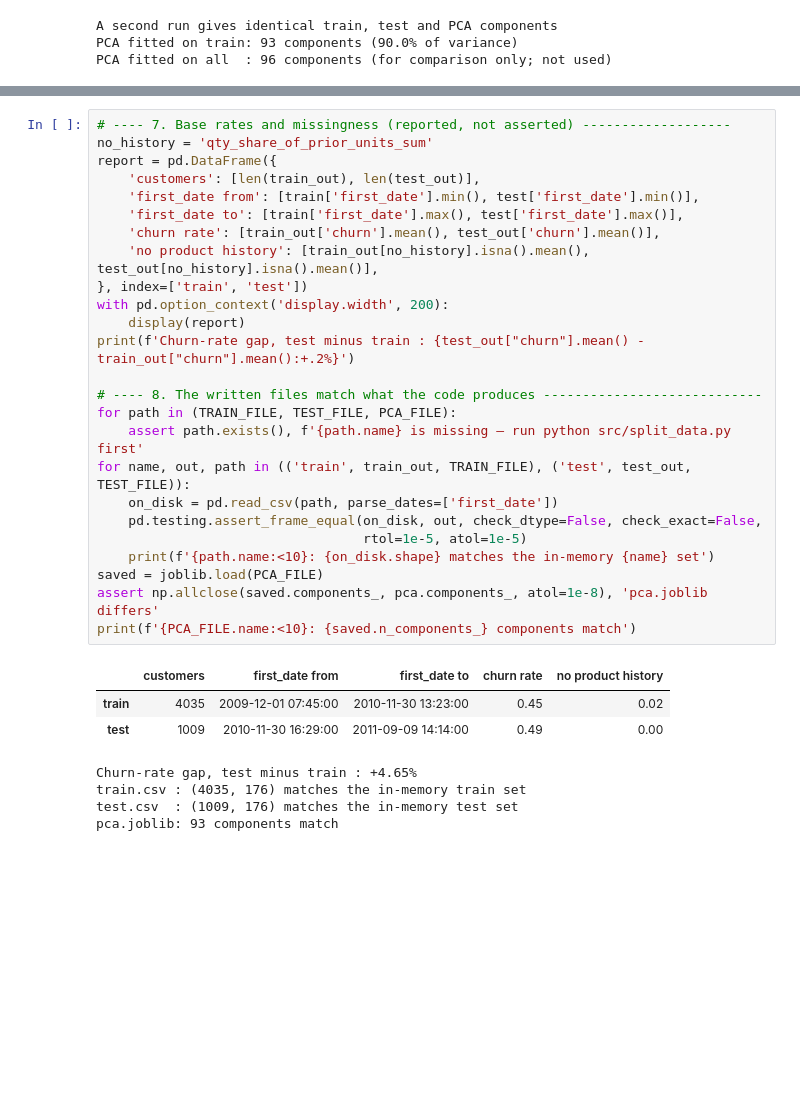
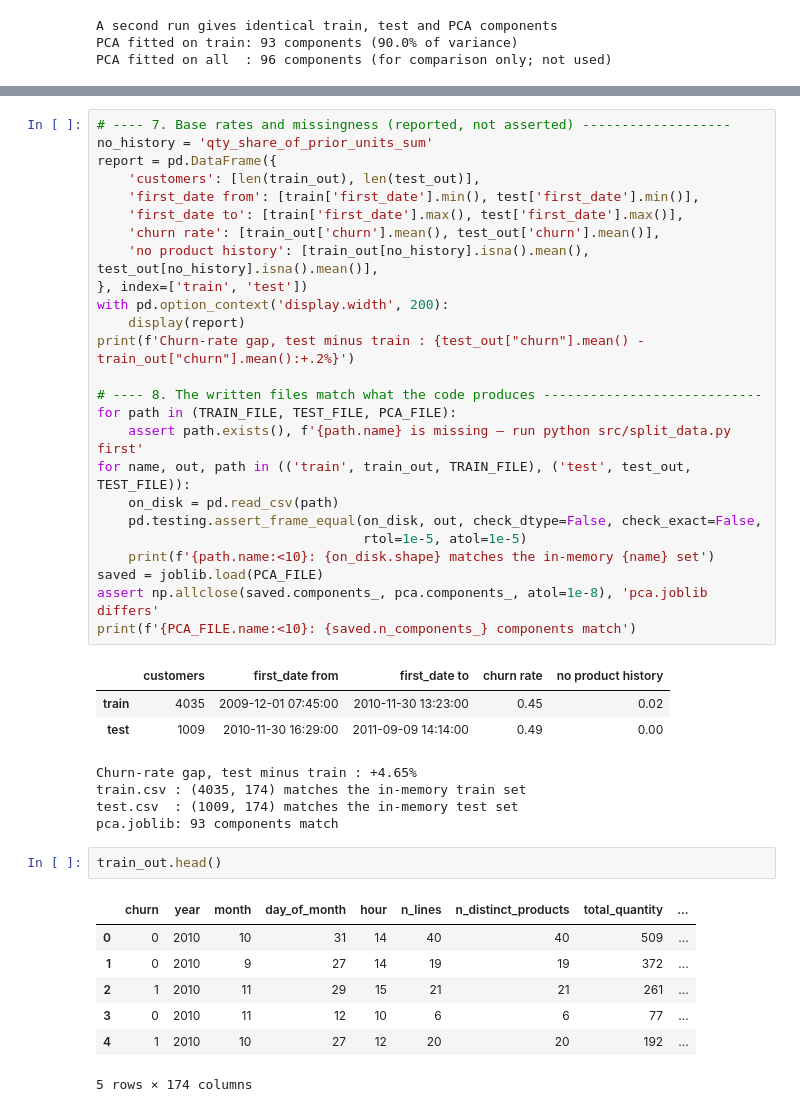
Before and after one commit to Lazr-Galstyan/testing_autoresearch, a Jupyter notebook: notebooks/05_feat_eng_data_split.ipynb, the cells around one changed output, grey strips where cells are left out. Saved outputs shown, nothing was run; the diff lists cells and outputs as text; blank space fills up the shorter version.

```diff
--- a/notebooks/05_feat_eng_data_split.ipynb
+++ b/notebooks/05_feat_eng_data_split.ipynb
@@ -1004,7 +1011,7 @@ print(f'Churn-rate gap, test minus train : {test_out["churn"].mean() - train_out
 for path in (TRAIN_FILE, TEST_FILE, PCA_FILE):
     assert path.exists(), f'{path.name} is missing — run python src/split_data.py first'
 for name, out, path in (('train', train_out, TRAIN_FILE), ('test', test_out, TEST_FILE)):
-    on_disk = pd.read_csv(path, parse_dates=['first_date'])
+    on_disk = pd.read_csv(path)
     pd.testing.assert_frame_equal(on_disk, out, check_dtype=False, check_exact=False,
                                   rtol=1e-5, atol=1e-5)
     print(f'{path.name:<10}: {on_disk.shape} matches the in-memory {name} set')
@@ -1016,6 +1023,16 @@ print(f'{PCA_FILE.name:<10}: {saved.n_components_} components match')
 | train | 4035 | 2009-12-01 07:45:00 | 2010-11-30 13:23:00 | 0.45 | 0.02 |
 | test | 1009 | 2010-11-30 16:29:00 | 2011-09-09 14:14:00 | 0.49 | 0.00 |
 Churn-rate gap, test minus train : +4.65%
-train.csv : (4035, 176) matches the in-memory train set
-test.csv  : (1009, 176) matches the in-memory test set
+train.csv : (4035, 174) matches the in-memory train set
+test.csv  : (1009, 174) matches the in-memory test set
 pca.joblib: 93 components match
+# %%
+train_out.head()
+# %% [output]
+|  | churn | year | month | day_of_month | hour | n_lines | n_distinct_products | total_quantity | ... |
+| 0 | 0 | 2010 | 10 | 31 | 14 | 40 | 40 | 509 | ... |
+| 1 | 0 | 2010 | 9 | 27 | 14 | 19 | 19 | 372 | ... |
+| 2 | 1 | 2010 | 11 | 29 | 15 | 21 | 21 | 261 | ... |
+| 3 | 0 | 2010 | 11 | 12 | 10 | 6 | 6 | 77 | ... |
+| 4 | 1 | 2010 | 10 | 27 | 12 | 20 | 20 | 192 | ... |
+5 rows × 174 columns
```
Also changed, not shown: parts of 3 cells of this notebook, 1 other file.
